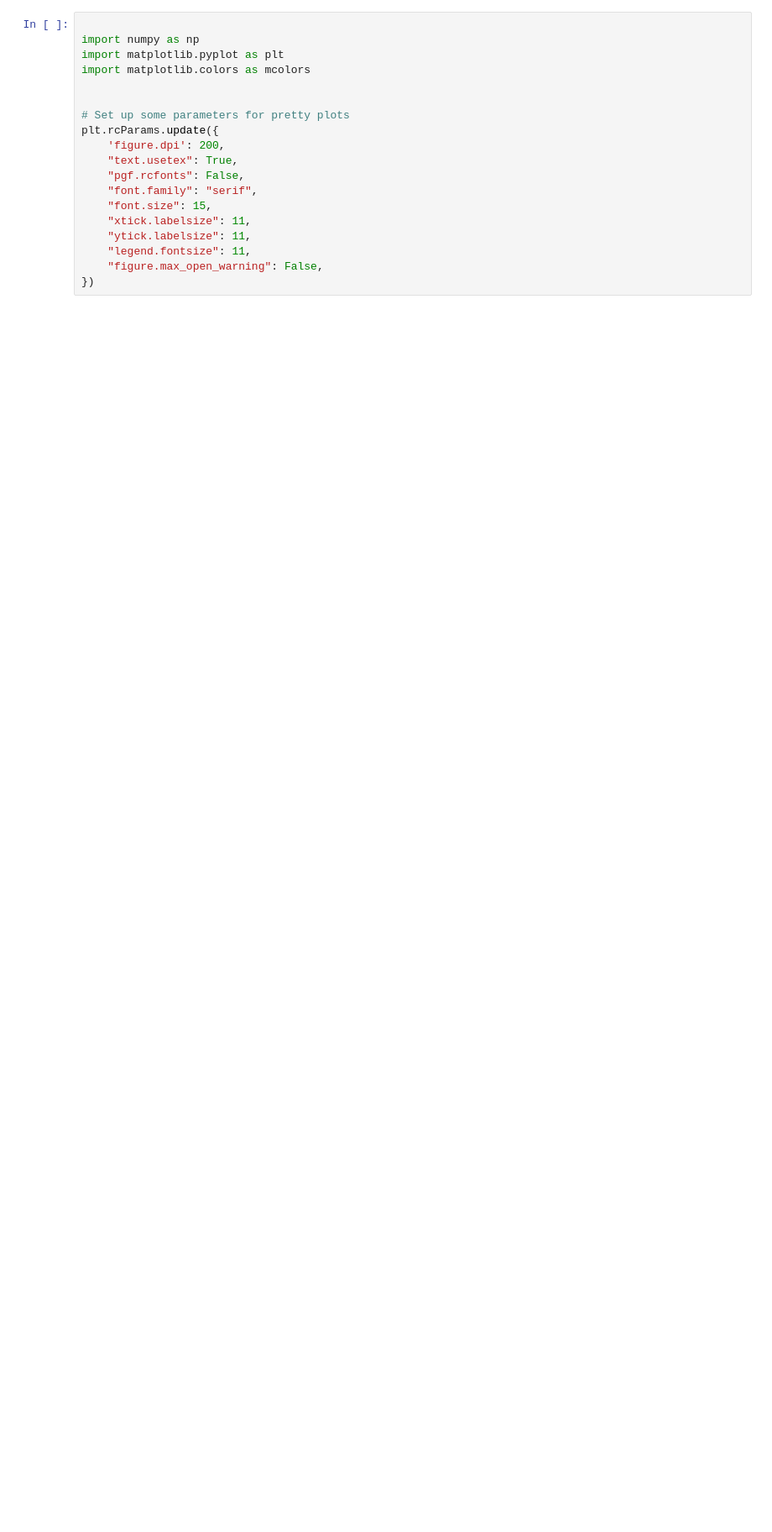
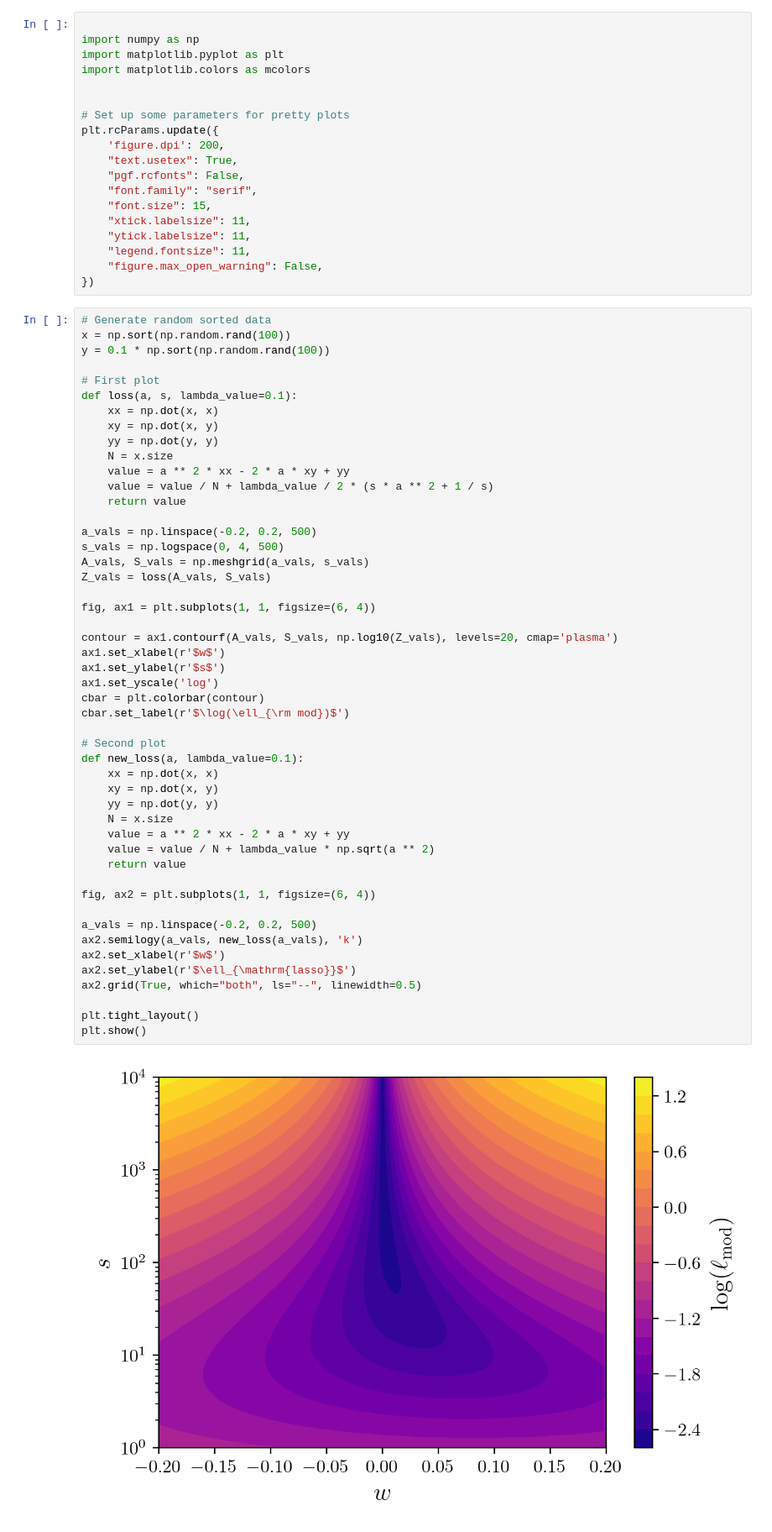
Before and after one commit to Nadav-out/AdamLp, a Jupyter notebook: Simple_plots.ipynb, the cells around one changed output. Shown at 84% size. Saved outputs shown, nothing was run; the diff lists cells and outputs as text; blank space fills up the shorter version.

```diff
--- a/Simple_plots.ipynb
+++ b/Simple_plots.ipynb
@@ -17,3 +17,54 @@ plt.rcParams.update({
     "legend.fontsize": 11,
     "figure.max_open_warning": False,
 })
+# %%
+# Generate random sorted data
+x = np.sort(np.random.rand(100))
+y = 0.1 * np.sort(np.random.rand(100))
+
+# First plot
+def loss(a, s, lambda_value=0.1):
+    xx = np.dot(x, x)
+    xy = np.dot(x, y)
+    yy = np.dot(y, y)
+    N = x.size
+    value = a ** 2 * xx - 2 * a * xy + yy
+    value = value / N + lambda_value / 2 * (s * a ** 2 + 1 / s)
+    return value
+
+a_vals = np.linspace(-0.2, 0.2, 500)
+s_vals = np.logspace(0, 4, 500)
+A_vals, S_vals = np.meshgrid(a_vals, s_vals)
+Z_vals = loss(A_vals, S_vals)
+
+fig, ax1 = plt.subplots(1, 1, figsize=(6, 4))
+
+contour = ax1.contourf(A_vals, S_vals, np.log10(Z_vals), levels=20, cmap='plasma')
+ax1.set_xlabel(r'$w$')
+ax1.set_ylabel(r'$s$')
+ax1.set_yscale('log')
+cbar = plt.colorbar(contour)
+cbar.set_label(r'$\log(\ell_{\rm mod})$')
+
+# Second plot
+def new_loss(a, lambda_value=0.1):
+    xx = np.dot(x, x)
+    xy = np.dot(x, y)
+    yy = np.dot(y, y)
+    N = x.size
+    value = a ** 2 * xx - 2 * a * xy + yy
+    value = value / N + lambda_value * np.sqrt(a ** 2)
+    return value
+
+fig, ax2 = plt.subplots(1, 1, figsize=(6, 4))
+
+a_vals = np.linspace(-0.2, 0.2, 500)
+ax2.semilogy(a_vals, new_loss(a_vals), 'k')
+ax2.set_xlabel(r'$w$')
+ax2.set_ylabel(r'$\ell_{\mathrm{lasso}}$')
+ax2.grid(True, which="both", ls="--", linewidth=0.5)
+
+plt.tight_layout()
+plt.show()
+# %% [output]
+[figure, added]
```
Also changed, not shown: parts of 4 cells of this notebook, 1 other file.
